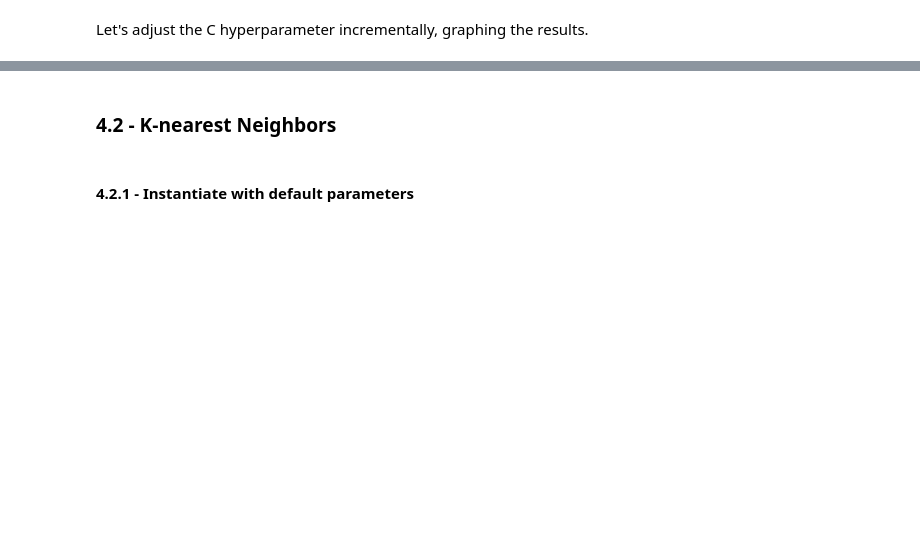
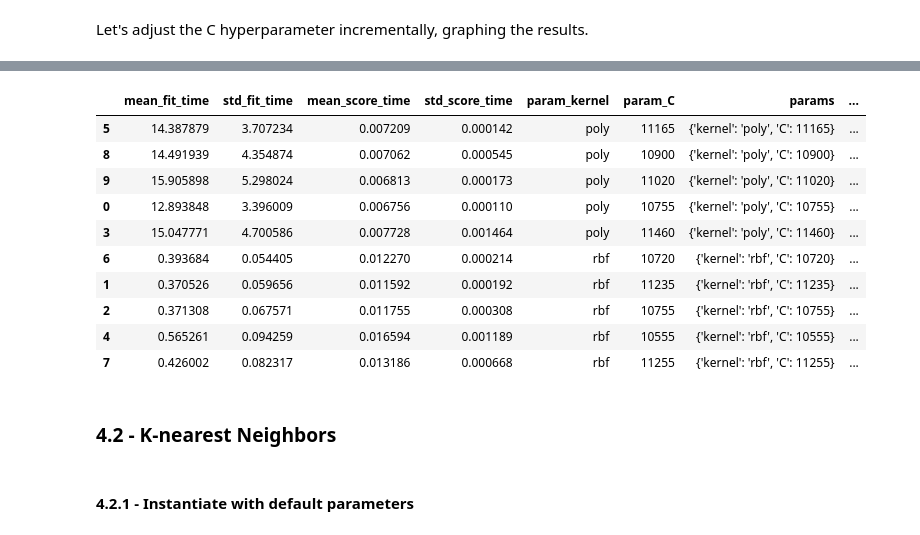
Before and after one commit to partytax/coffee-origin-classification, a Jupyter notebook: module-3-project.ipynb, the cells around one changed output, grey strips where cells are left out. Drawn from its saved outputs; the diff is of its cells as text; code cells hidden in the pictures; blank space fills up the shorter version.

```diff
--- a/module-3-project.ipynb
+++ b/module-3-project.ipynb
@@ -345 +420,7 @@ parameters = {
+# %%
+#write parameter grid for randomized model search to use
+parameters = {
+    'kernel':('rbf', 'poly',),
+    #search mainly for c values around 11,000
+    'C':list(range(10500,11500, 5)), }
 # %%
@@ -348,3 +431 @@ svc = svm.SVC(gamma='scale', class_weight='balanced')
 clf = RandomizedSearchCV(svc, parameters, cv=3, n_iter=10)
-# %%
-clf.fit(data_variables_scaled, data_target)
@@ -361,12 +431,0 @@ clf.best_score_
-# %%
-parameters = {
-    'kernel':('rbf','poly',),
-    'C':list(range(2000,8000)), }
-
-svc = svm.SVC(gamma='scale', class_weight='balanced')
-
-clf = RandomizedSearchCV(svc, parameters, cv=3, n_iter=100)
-
-clf.fit(data_variables_scaled, data_target)
-
-rand_search_results = pd.DataFrame(clf.cv_results_)
@@ -374,0 +432,3 @@ rand_search_results.sort_values('rank_test_score').head
+# %%
+#search for svc models
+clf.fit(data_features_scaled, data_target)
@@ -374,0 +445,15 @@ rand_search_results.sort_values('rank_test_score').head
+# %%
+#view results in a dataframe sorted by accuracy score
+pd.DataFrame(clf.cv_results_).sort_values(['rank_test_score'])
+# %% [output]
+|  | mean_fit_time | std_fit_time | mean_score_time | std_score_time | param_kernel | param_C | params | ... |
+| 5 | 14.387879 | 3.707234 | 0.007209 | 0.000142 | poly | 11165 | {'kernel': 'poly', 'C': 11165} | ... |
+| 8 | 14.491939 | 4.354874 | 0.007062 | 0.000545 | poly | 10900 | {'kernel': 'poly', 'C': 10900} | ... |
+| 9 | 15.905898 | 5.298024 | 0.006813 | 0.000173 | poly | 11020 | {'kernel': 'poly', 'C': 11020} | ... |
+| 0 | 12.893848 | 3.396009 | 0.006756 | 0.000110 | poly | 10755 | {'kernel': 'poly', 'C': 10755} | ... |
+| 3 | 15.047771 | 4.700586 | 0.007728 | 0.001464 | poly | 11460 | {'kernel': 'poly', 'C': 11460} | ... |
+| 6 | 0.393684 | 0.054405 | 0.012270 | 0.000214 | rbf | 10720 | {'kernel': 'rbf', 'C': 10720} | ... |
+| 1 | 0.370526 | 0.059656 | 0.011592 | 0.000192 | rbf | 11235 | {'kernel': 'rbf', 'C': 11235} | ... |
+| 2 | 0.371308 | 0.067571 | 0.011755 | 0.000308 | rbf | 10755 | {'kernel': 'rbf', 'C': 10755} | ... |
+| 4 | 0.565261 | 0.094259 | 0.016594 | 0.001189 | rbf | 10555 | {'kernel': 'rbf', 'C': 10555} | ... |
+| 7 | 0.426002 | 0.082317 | 0.013186 | 0.000668 | rbf | 11255 | {'kernel': 'rbf', 'C': 11255} | ... |
```
Also changed, not shown: parts of 108 cells of this notebook, 2 other files.
